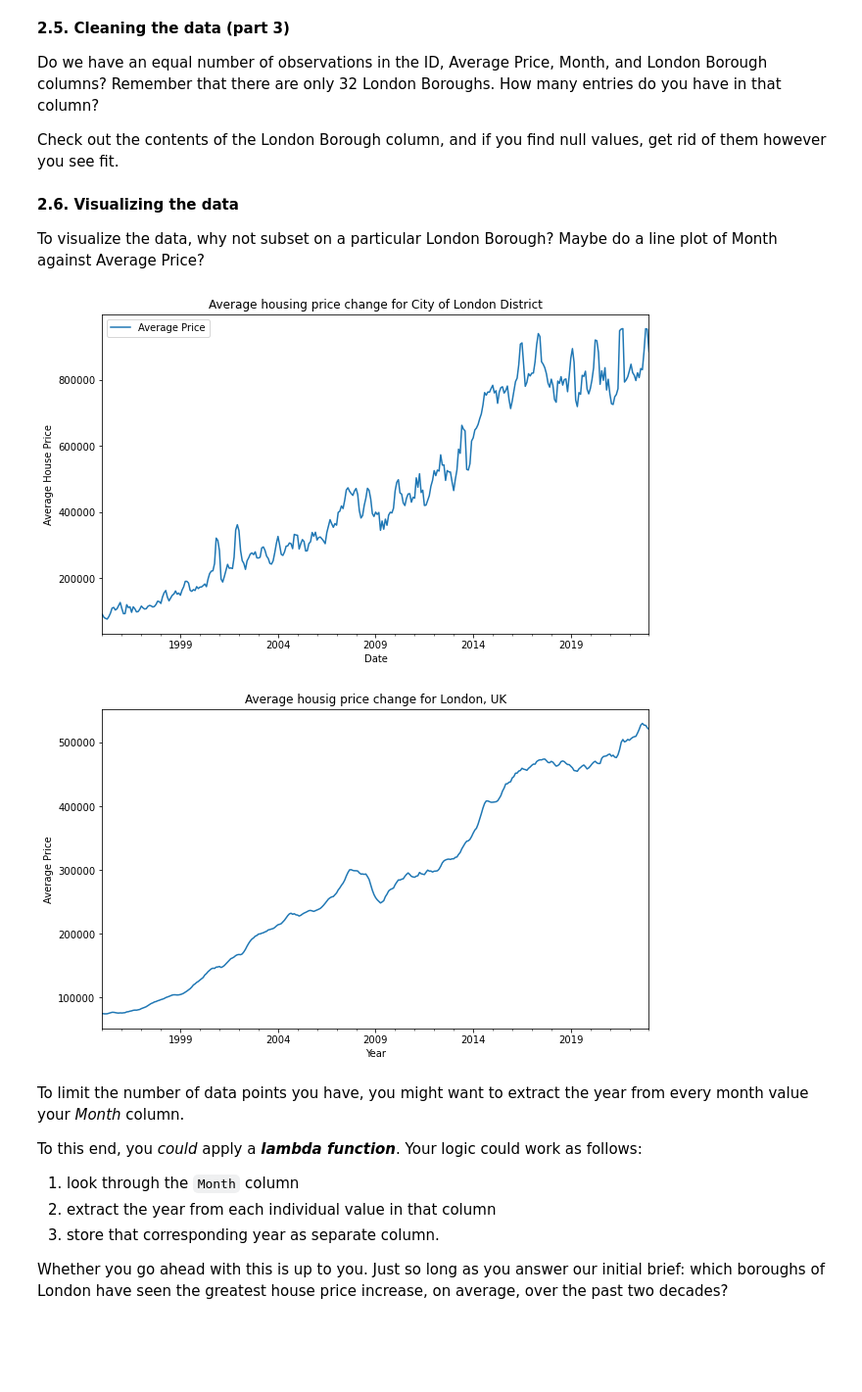
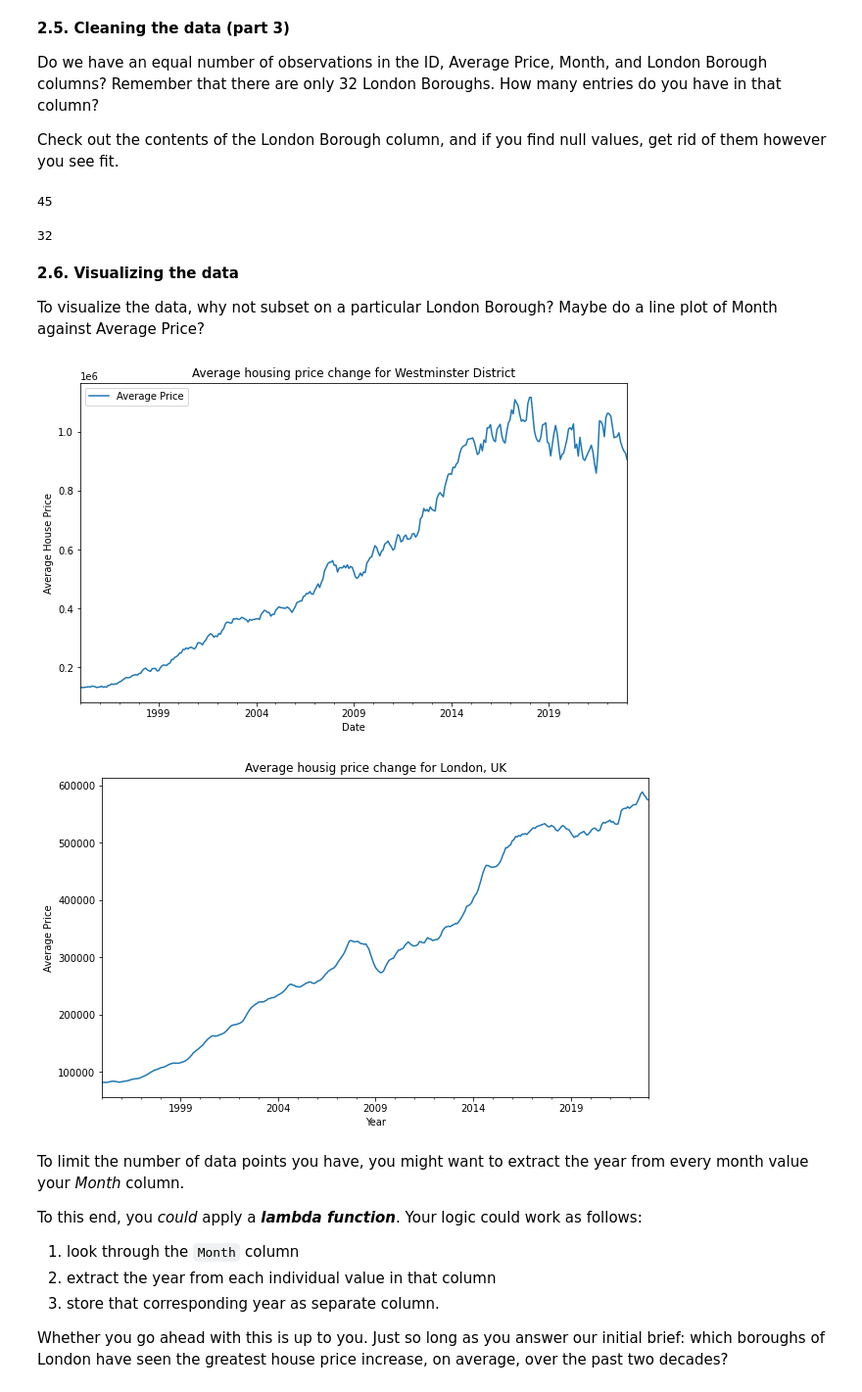
Before and after one commit to GentiNdreu/Springboard, a Jupyter notebook: Unit 4 Challenge - Tier 3.ipynb, the cells around one changed output. Shown at 98% size. Saved outputs shown, nothing was run; the diff lists cells and outputs as text; code cells hidden in the pictures; blank space fills up the shorter version.

```diff
--- a/Unit 4 Challenge - Tier 3.ipynb
+++ b/Unit 4 Challenge - Tier 3.ipynb
@@ -167,6 +167,9 @@ Length: 339, dtype: object
 
 properties.iloc[:,:2] = properties.iloc[:,:2].astype('string')
 properties.iloc[:,2:]= properties.iloc[:,2:].astype('float')
+
+# formating the strings from borough column
+properties['Borough'] = [word.title() for word in properties.Borough]
 # %%
 properties = properties.melt(id_vars = ['Borough','ID'], var_name='Date', value_name='Average Price')
 # %% [markdown]
@@ -177,3 +180,8 @@ Do we have an equal number of observations in the ID, Average Price, Month, and
 Check out the contents of the London Borough column, and if you find null values, get rid of them however you see fit.
 # %%
 properties = properties.dropna()
+# %%
+unique_boroughs = set(properties.Borough.values)
+len(unique_boroughs)
+# %% [output]
+45
@@ -180,15 +201,21 @@ properties = properties.dropna()
+# %%
+#testing if it worked
+unique_boroughs = set(properties.Borough.values)
+len(unique_boroughs)
+# %% [output]
+32
 # %% [markdown]
 **2.6. Visualizing the data**
 
 To visualize the data, why not subset on a particular London Borough? Maybe do a line plot of Month against Average Price?
 # %%
-properties[properties['Borough'] == 'City of London'].plot(x = 'Date',
+properties[properties['Borough'] == 'Westminster'].plot(x = 'Date',
                                                            y = 'Average Price',
                                                            ylabel ='Average House Price',
-                                                          title ="Average housing price change for City of London District",
+                                                          title ="Average housing price change for Westminster District",
                                                           figsize = (10,6));
 # %% [output]
-[figure, old version]
+[figure, new version]
 # %%
 # plotting the average price for all London
 
@@ -197,7 +224,7 @@ properties.groupby('Date')['Average Price'].mean().plot(xlabel = 'Year',
                                                        title = 'Average housig price change for London, UK',
                                                        figsize = (10,6));
 # %% [output]
-[figure, old version]
+[figure, new version]
 # %% [markdown]
 To limit the number of data points you have, you might want to extract the year from every month value your *Month* column.
 
```
Also changed, not shown: parts of 3 cells of this notebook.
